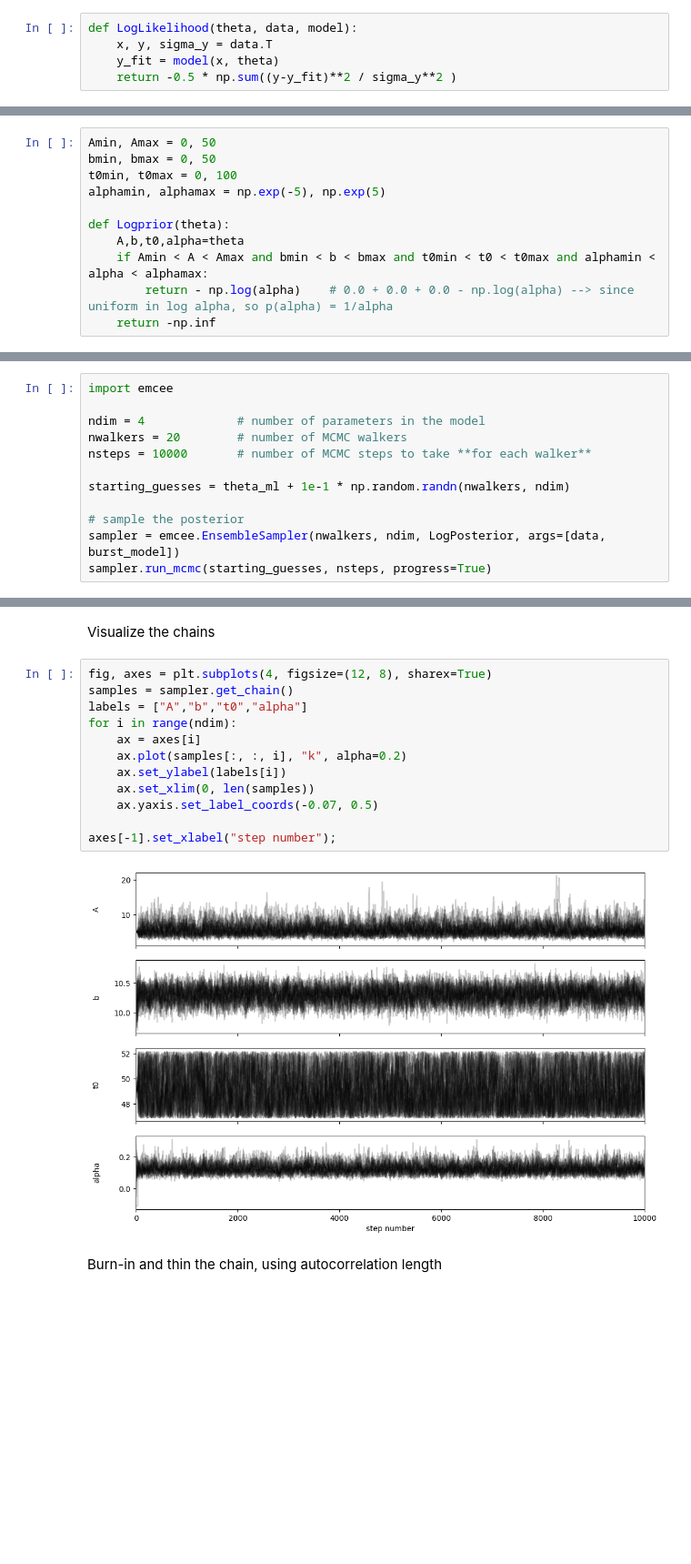
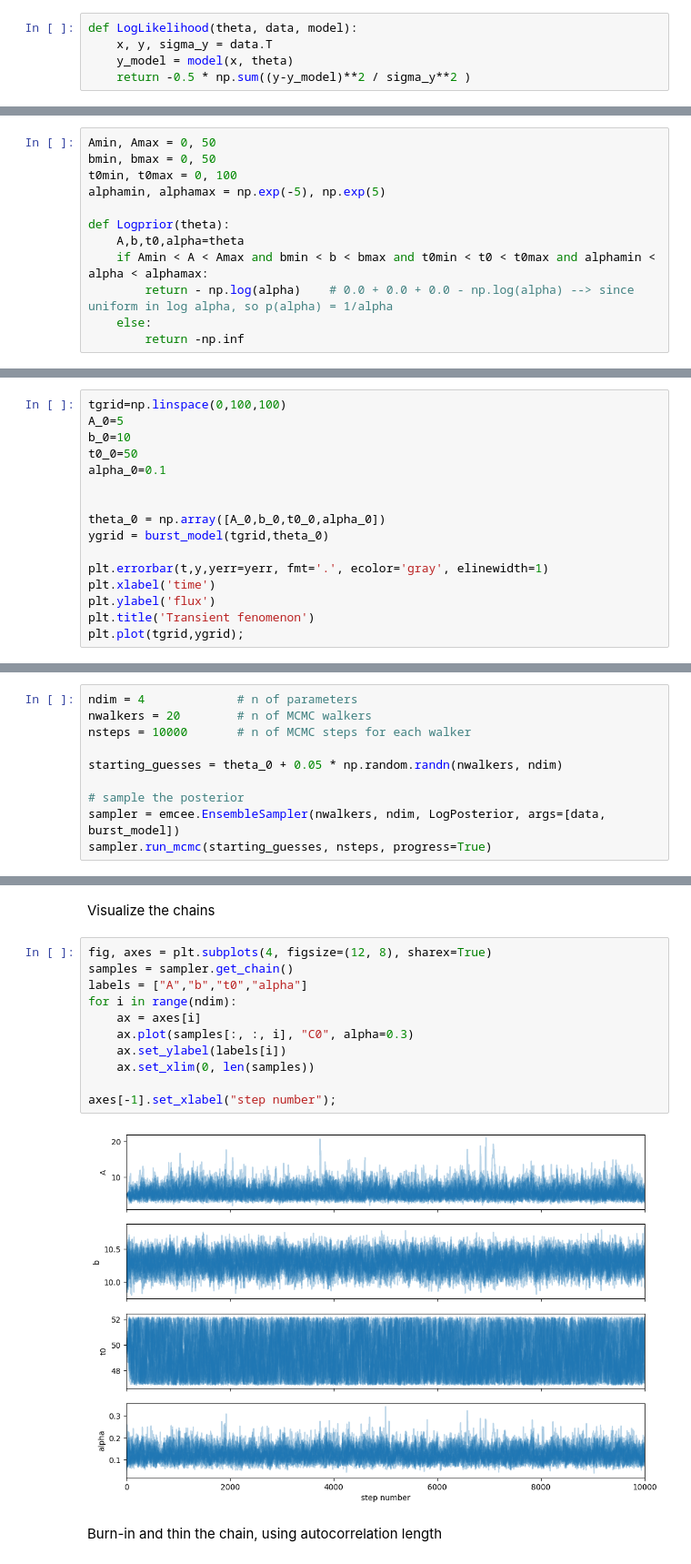
Before and after one commit to GiuliaConti/astrostatistics_bicocca_2024, a Jupyter notebook: working/E10_L11_emcee.ipynb, the cells around one changed output, grey strips where cells are left out. Shown at 91% size. Cells and saved outputs as stored; diff of their text form; blank space fills up the shorter version.

```diff
--- a/working/E10_L11_emcee.ipynb
+++ b/working/E10_L11_emcee.ipynb
@@ -39,8 +51,8 @@ The log likelihood
 # %%
 def LogLikelihood(theta, data, model):
     x, y, sigma_y = data.T
-    y_fit = model(x, theta)
-    return -0.5 * np.sum((y-y_fit)**2 / sigma_y**2 )
+    y_model = model(x, theta)
+    return -0.5 * np.sum((y-y_model)**2 / sigma_y**2 )
 # %% [markdown]
 The log prior
 # %%
@@ -53,7 +65,8 @@ def Logprior(theta):
     A,b,t0,alpha=theta
     if Amin < A < Amax and bmin < b < bmax and t0min < t0 < t0max and alphamin < alpha < alphamax:
         return - np.log(alpha)    # 0.0 + 0.0 + 0.0 - np.log(alpha) --> since uniform in log alpha, so p(alpha) = 1/alpha
-    return -np.inf
+    else:
+        return -np.inf
 # %% [markdown]
 The log posterior
 # %%
@@ -103,0 +81,16 @@ alpha = 0.093
+# %%
+tgrid=np.linspace(0,100,100)
+A_0=5
+b_0=10
+t0_0=50
+alpha_0=0.1
+
+
+theta_0 = np.array([A_0,b_0,t0_0,alpha_0])
+ygrid = burst_model(tgrid,theta_0)
+
+plt.errorbar(t,y,yerr=yerr, fmt='.', ecolor='gray', elinewidth=1)
+plt.xlabel('time')
+plt.ylabel('flux')
+plt.title('Transient fenomenon')
+plt.plot(tgrid,ygrid);
@@ -104,13 +99,11 @@ alpha = 0.093
 # %% [markdown]
 ### MCMC (emcee)
 # %%
-import emcee
+ndim = 4             # n of parameters
+nwalkers = 20        # n of MCMC walkers
+nsteps = 10000       # n of MCMC steps for each walker
 
-ndim = 4             # number of parameters in the model
-nwalkers = 20        # number of MCMC walkers
-nsteps = 10000       # number of MCMC steps to take **for each walker**
-
-starting_guesses = theta_ml + 1e-1 * np.random.randn(nwalkers, ndim)
+starting_guesses = theta_0 + 0.05 * np.random.randn(nwalkers, ndim)
 
 # sample the posterior
 sampler = emcee.EnsembleSampler(nwalkers, ndim, LogPosterior, args=[data, burst_model])
@@ -138,17 +131,16 @@ Visualize the chains
 # %%
 fig, axes = plt.subplots(4, figsize=(12, 8), sharex=True)
 samples = sampler.get_chain()
 labels = ["A","b","t0","alpha"]
 for i in range(ndim):
     ax = axes[i]
-    ax.plot(samples[:, :, i], "k", alpha=0.2)
+    ax.plot(samples[:, :, i], "C0", alpha=0.3)
     ax.set_ylabel(labels[i])
     ax.set_xlim(0, len(samples))
-    ax.yaxis.set_label_coords(-0.07, 0.5)
 
 axes[-1].set_xlabel("step number");
 # %% [output]
-[figure, old version]
+[figure, new version]
 # %% [markdown]
 Burn-in and thin the chain, using autocorrelation length
 # %%
```
Also changed, not shown: parts of 17 cells of this notebook.
